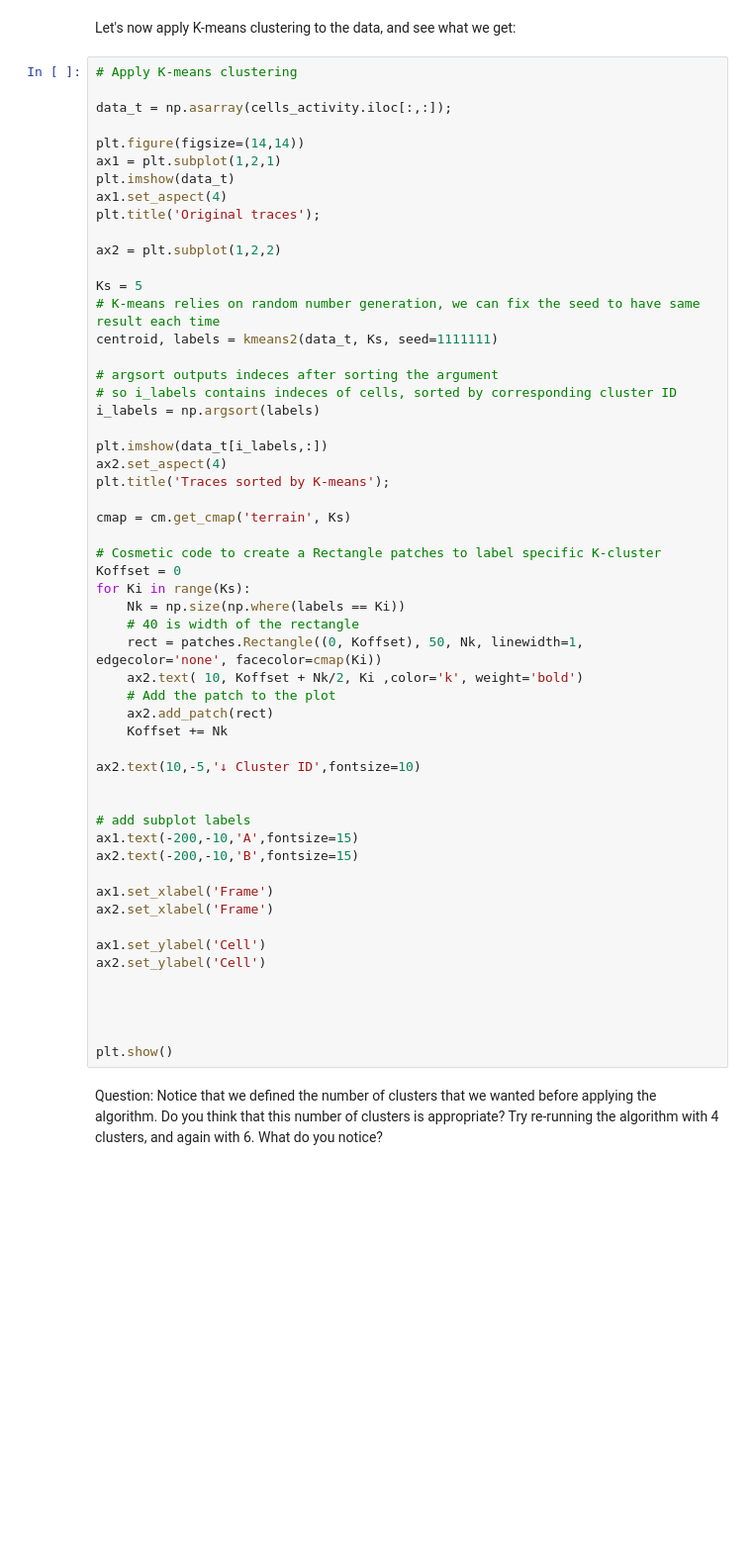
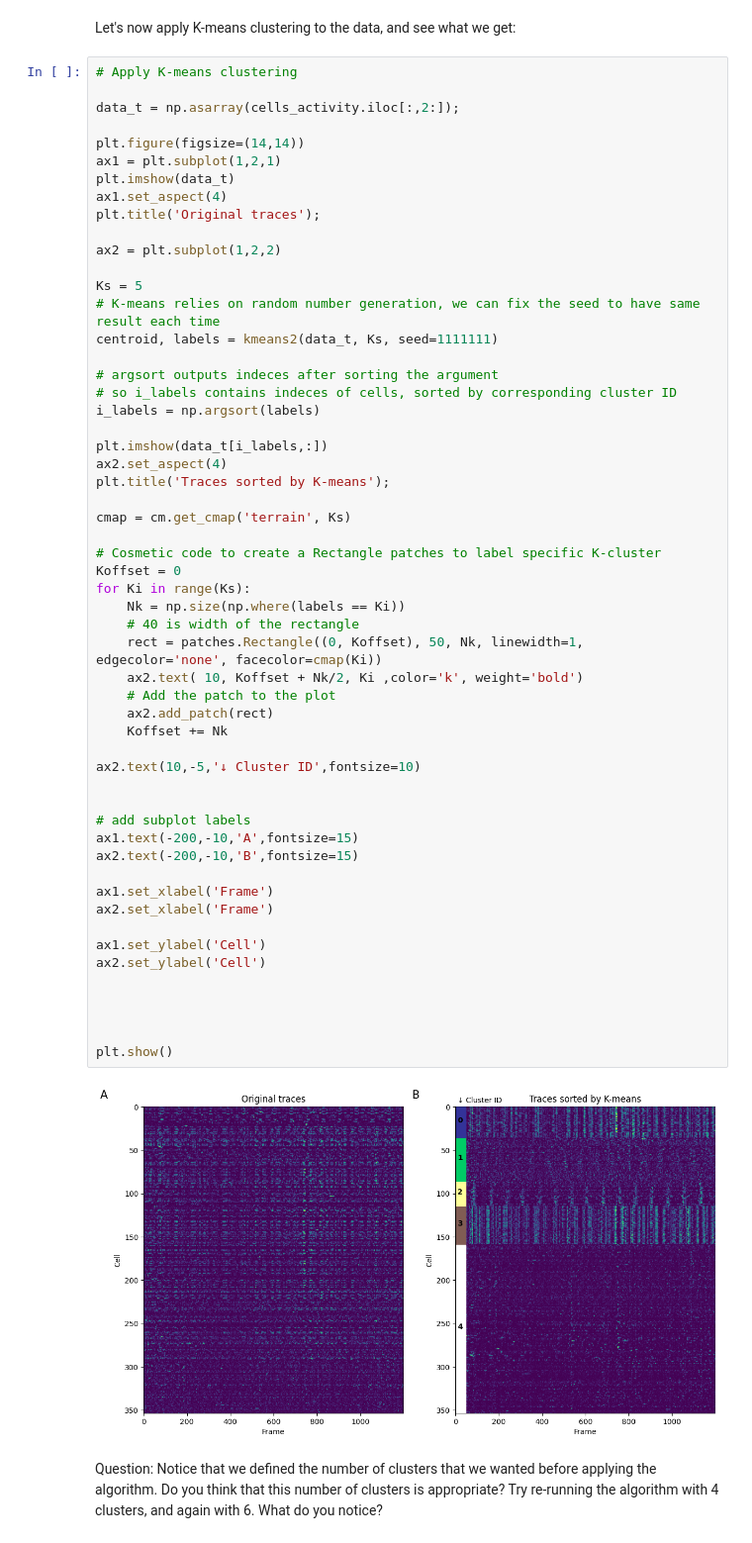
Before and after one commit to GraceHerchenroder/Neuro265, a Jupyter notebook: notebooks/Calcium_Imaging_04_08_24.ipynb, the cells around one changed output. Shown at 99% size. Cells and saved outputs as stored; diff of their text form; blank space fills up the shorter version.

```diff
--- a/notebooks/Calcium_Imaging_04_08_24.ipynb
+++ b/notebooks/Calcium_Imaging_04_08_24.ipynb
@@ -230,7 +232,7 @@ Let's now apply K-means clustering to the data, and see what we get:
 # %%
 # Apply K-means clustering
 
-data_t = np.asarray(cells_activity.iloc[:,:]);
+data_t = np.asarray(cells_activity.iloc[:,2:]);
 
 plt.figure(figsize=(14,14))
 ax1 = plt.subplot(1,2,1)
@@ -255,33 +257,35 @@ plt.title('Traces sorted by K-means');
 cmap = cm.get_cmap('terrain', Ks)
 
 # Cosmetic code to create a Rectangle patches to label specific K-cluster
 Koffset = 0
 for Ki in range(Ks):
     Nk = np.size(np.where(labels == Ki))
     # 40 is width of the rectangle
     rect = patches.Rectangle((0, Koffset), 50, Nk, linewidth=1, edgecolor='none', facecolor=cmap(Ki))
     ax2.text( 10, Koffset + Nk/2, Ki ,color='k', weight='bold')
     # Add the patch to the plot
     ax2.add_patch(rect)
     Koffset += Nk
 
 ax2.text(10,-5,'↓ Cluster ID',fontsize=10)
 
 
 # add subplot labels
 ax1.text(-200,-10,'A',fontsize=15)
 ax2.text(-200,-10,'B',fontsize=15)
 
 ax1.set_xlabel('Frame')
 ax2.set_xlabel('Frame')
 
 ax1.set_ylabel('Cell')
 ax2.set_ylabel('Cell')
 
 
 
 
 plt.show()
+# %% [output]
+[figure, added]
 # %% [markdown]
 Question: Notice that we defined the number of clusters that we wanted before applying the algorithm. Do you think that this number of clusters is appropriate? Try re-running the algorithm with 4 clusters, and again with 6. What do you notice?
 # %% [markdown]
```
Also changed, not shown: parts of 1 cell of this notebook.
